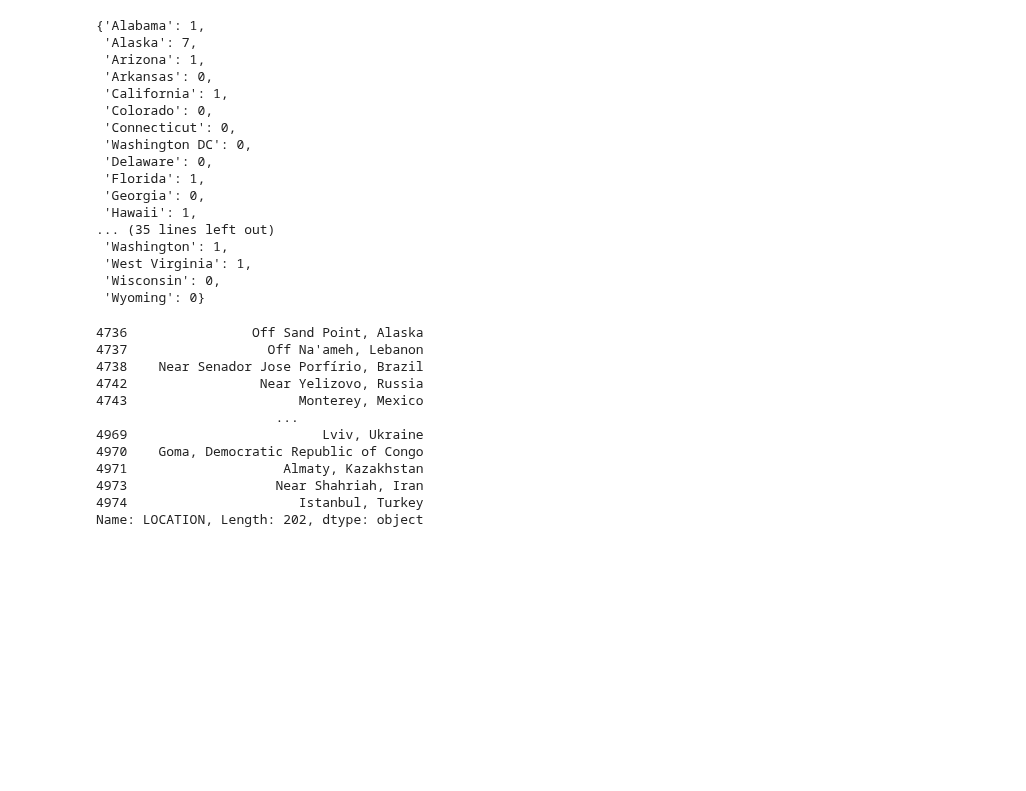
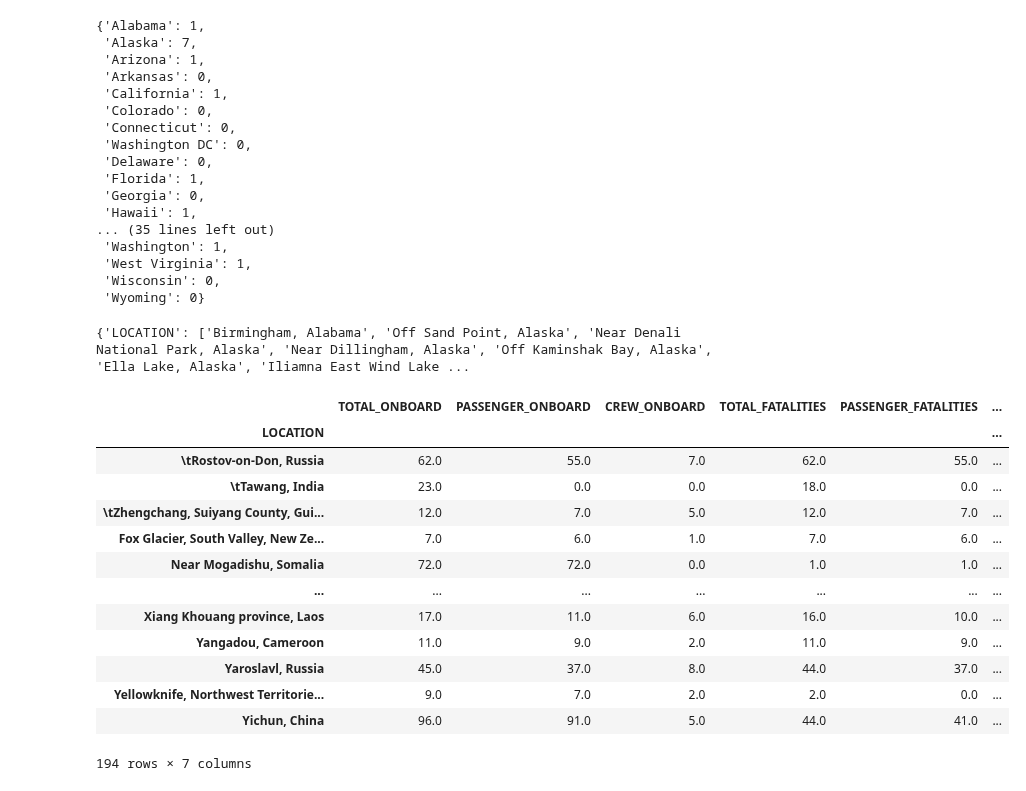
Before and after one commit to MZt92-ui/Project-1-Group-3, a Jupyter notebook: plane crash.ipynb, the cells around one changed output. Saved outputs shown, nothing was run; the diff lists cells and outputs as text; code cells hidden in the pictures; blank space fills up the shorter version.

```diff
--- a/plane crash.ipynb
+++ b/plane crash.ipynb
@@ -567,20 +586,24 @@ state_crash_dictionary
  'Wisconsin': 0,
  'Wyoming': 0}
 # %%
-# -----------------How do I count the number of deaths in each state?
+# -----------------How do I count the number of deaths in each state---------------------------------
+
 # Check total fatalities in each of these crashes_per_state using non_military_2010['TOTAL_FATALITIES']
+# Useing lowercase so that nothing is missed when I run through the states for each location
+#  example str.lower().str.contains('iowa')
 
-non_military_2010['LOCATION']
+
+location_dict ={"LOCATION":[], "STATE": []}
+for state,crashes in state_crash_dictionary.items():
+
+    for location in non_military_2010["LOCATION"].unique():
+        if state.lower() in location.lower():
+            location_dict["LOCATION"].append(location)
+            location_dict["STATE"].append(state)
+print(location_dict)
+
+len(location_dict)
+
+location_map = pd.DataFrame(location_dict)
 # %% [output]
-4736                Off Sand Point, Alaska
-4737                  Off Na'ameh, Lebanon
-4738    Near Senador Jose Porfírio, Brazil
-4742                 Near Yelizovo, Russia
-4743                      Monterey, Mexico
-                       ...
-4969                         Lviv, Ukraine
-4970    Goma, Democratic Republic of Congo
-4971                    Almaty, Kazakhstan
-4973                   Near Shahriah, Iran
-4974                      Istanbul, Turkey
-Name: LOCATION, Length: 202, dtype: object
+{'LOCATION': ['Birmingham, Alabama', 'Off Sand Point, Alaska', 'Near Denali National Park, Alaska', 'Near Dillingham, Alaska', 'Off Kaminshak Bay, Alaska', 'Ella Lake, Alaska', 'Iliamna East Wind Lake ...
@@ -590,0 +610,20 @@ Name: LOCATION, Length: 202, dtype: object
+# %%
+#total fatalities in each location
+non_military_2010.groupby("LOCATION").sum()
+
+# need TOTAL_FATALITIES in each state of USA
+# %% [output]
+|  | TOTAL_ONBOARD | PASSENGER_ONBOARD | CREW_ONBOARD | TOTAL_FATALITIES | PASSENGER_FATALITIES | ... |
+| LOCATION |  |  |  |  |  | ... |
+| \tRostov-on-Don, Russia | 62.0 | 55.0 | 7.0 | 62.0 | 55.0 | ... |
+| \tTawang, India | 23.0 | 0.0 | 0.0 | 18.0 | 0.0 | ... |
+| \tZhengchang, Suiyang County, Gui... | 12.0 | 7.0 | 5.0 | 12.0 | 7.0 | ... |
+| Fox Glacier, South Valley, New Ze... | 7.0 | 6.0 | 1.0 | 7.0 | 6.0 | ... |
+| Near Mogadishu, Somalia | 72.0 | 72.0 | 0.0 | 1.0 | 1.0 | ... |
+| ... | ... | ... | ... | ... | ... | ... |
+| Xiang Khouang province, Laos | 17.0 | 11.0 | 6.0 | 16.0 | 10.0 | ... |
+| Yangadou, Cameroon | 11.0 | 9.0 | 2.0 | 11.0 | 9.0 | ... |
+| Yaroslavl, Russia | 45.0 | 37.0 | 8.0 | 44.0 | 37.0 | ... |
+| Yellowknife, Northwest Territorie... | 9.0 | 7.0 | 2.0 | 2.0 | 0.0 | ... |
+| Yichun, China | 96.0 | 91.0 | 5.0 | 44.0 | 41.0 | ... |
+194 rows × 7 columns
```
Also changed, not shown: parts of 4 cells of this notebook, 2 other files.
